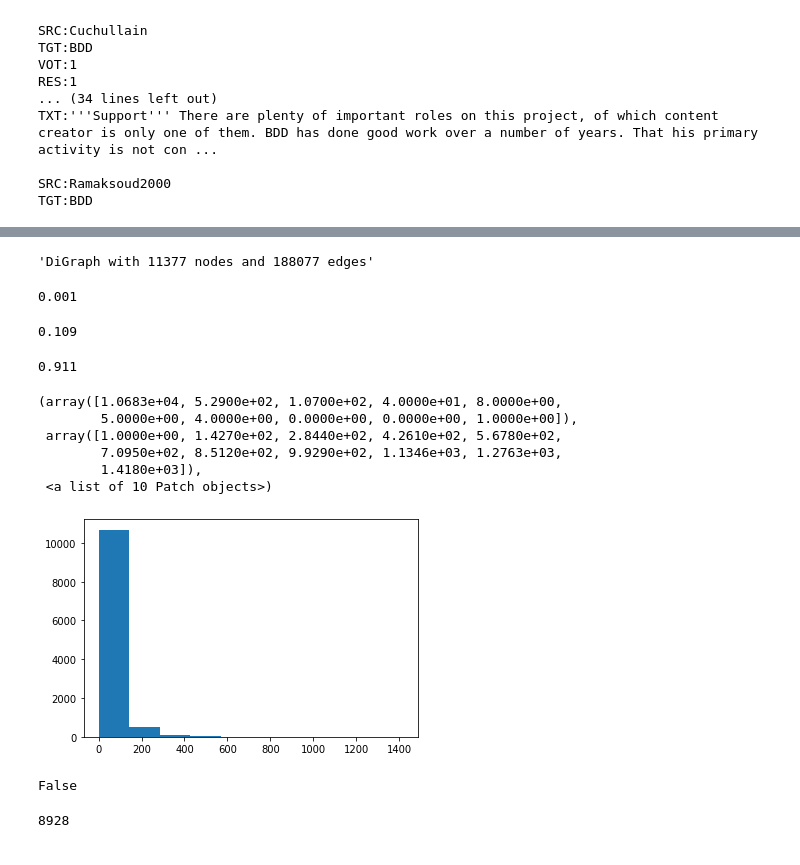
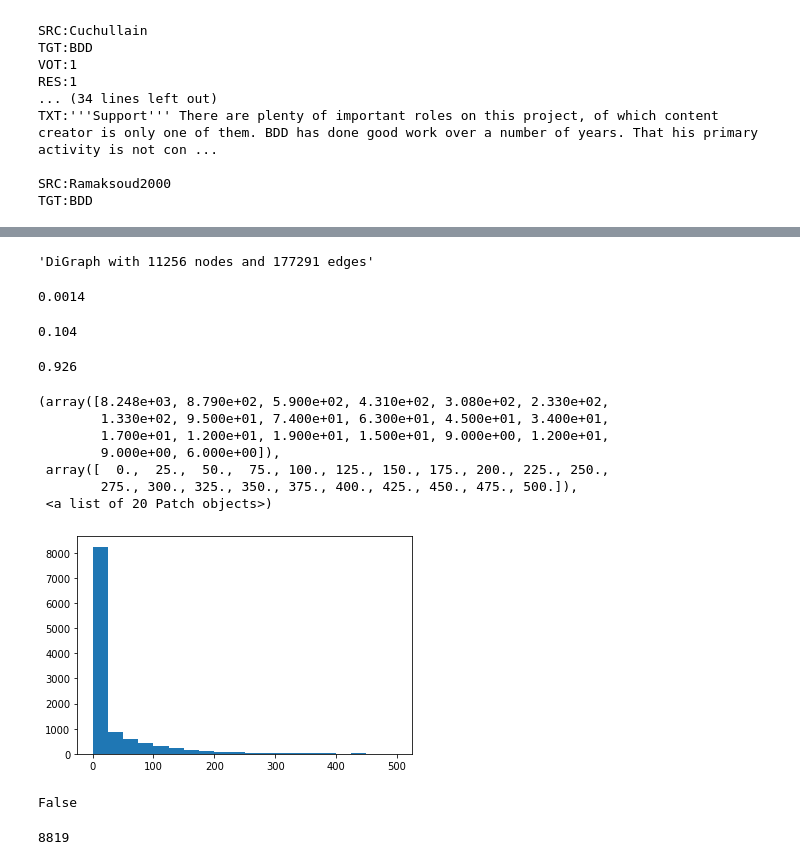
Before and after one commit to liisipan/NetworkScience, a Jupyter notebook: Project_in_Network_Science.ipynb, the cells around one changed output, grey strips where cells are left out. Drawn from its saved outputs; the diff is of its cells as text; code cells hidden in the pictures.

```diff
--- a/Project_in_Network_Science.ipynb
+++ b/Project_in_Network_Science.ipynb
@@ -75,0 +80,4 @@ df.shape
+# %%
+#drop neutral votes as these do not convey meaning
+df.drop(df[df['vote'] == '0'].index, inplace = True)
+df.shape
@@ -113,31 +136,32 @@ nx.draw(G, node_size=80)
 # %%
 nx.info(G)
 # %% [output]
-'DiGraph with 11377 nodes and 188077 edges'
+'DiGraph with 11256 nodes and 177291 edges'
 # %%
-round(nx.density(G), 3)
+round(nx.density(G), 5)
 # %% [output]
-0.001
+0.0014
 # %%
 round(nx.average_clustering(G), 3)
 # %% [output]
-0.109
+0.104
 # %%
 round(nx.average_shortest_path_length(G), 3)
 # %% [output]
-0.911
+0.926
 # %%
 degrees = [G.degree(n) for n in G.nodes()]
 
-plt.hist(degrees)
+plt.hist(degrees, range=(0, 500), bins=20)
 # %% [output]
-(array([1.0683e+04, 5.2900e+02, 1.0700e+02, 4.0000e+01, 8.0000e+00,
-        5.0000e+00, 4.0000e+00, 0.0000e+00, 0.0000e+00, 1.0000e+00]),
- array([1.0000e+00, 1.4270e+02, 2.8440e+02, 4.2610e+02, 5.6780e+02,
-        7.0950e+02, 8.5120e+02, 9.9290e+02, 1.1346e+03, 1.2763e+03,
-        1.4180e+03]),
- <a list of 10 Patch objects>)
+(array([8.248e+03, 8.790e+02, 5.900e+02, 4.310e+02, 3.080e+02, 2.330e+02,
+        1.330e+02, 9.500e+01, 7.400e+01, 6.300e+01, 4.500e+01, 3.400e+01,
+        1.700e+01, 1.200e+01, 1.900e+01, 1.500e+01, 9.000e+00, 1.200e+01,
+        9.000e+00, 6.000e+00]),
+ array([  0.,  25.,  50.,  75., 100., 125., 150., 175., 200., 225., 250.,
+        275., 300., 325., 350., 375., 400., 425., 450., 475., 500.]),
+ <a list of 20 Patch objects>)
-[figure, old version]
+[figure, new version]
 # %%
 nx.is_strongly_connected(G)
 # %% [output]
@@ -145,4 +169,4 @@ False
 # %%
 nx.number_strongly_connected_components(G)
 # %% [output]
-8928
+8819
```
Also changed, not shown: parts of 11 cells of this notebook.
